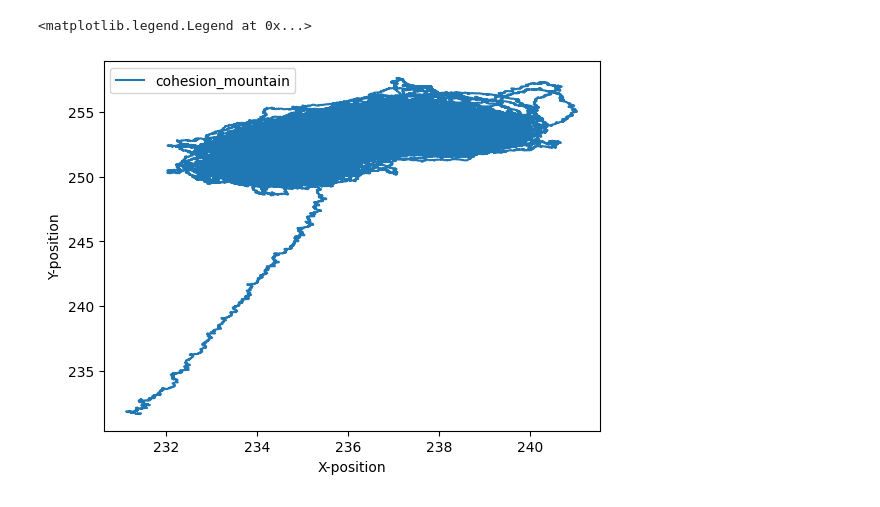
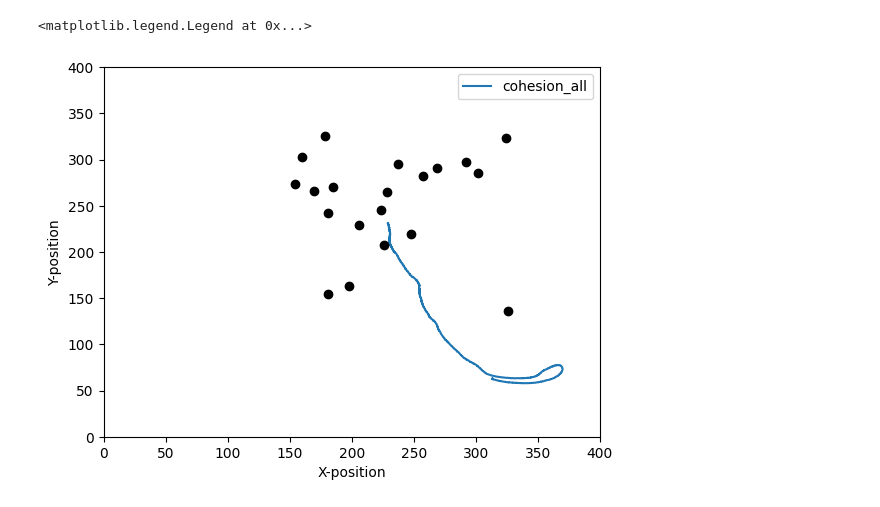
Before and after one commit to ShengyuanWang/ABM-based-Boid-Model, a Jupyter notebook: main.ipynb, the cells around one changed output. Saved outputs shown, nothing was run; the diff lists cells and outputs as text; code cells hidden in the pictures.

```diff
--- a/main.ipynb
+++ b/main.ipynb
@@ -172,9 +148,12 @@ plt.legend()
-# %%
-
-plt.plot(ceneteringPosX_mountain, ceneteringPosY_mountain, label="cohesion_mountain")
-plt.xlabel("X-position")
-plt.ylabel("Y-position")
-plt.legend()
-# %% [output]
-<matplotlib.legend.Legend at 0x...>
-[figure, removed]
+# %%
+plt.plot(ceneteringPosX_all, ceneteringPosY_all, label="cohesion_all")
+mountains = [Mountain(xstr=size/3, ystr=size/3,xlim=size/2, ylim=size/2, seed=i) for i in range(20)]
+plt.plot([mountain.x for mountain in mountains], [mountain.y for mountain in mountains], 'o', color='black')
+plt.xlim(0, size)
+plt.ylim(0, size)
+plt.xlabel("X-position")
+plt.ylabel("Y-position")
+plt.legend()
+# %% [output]
+<matplotlib.legend.Legend at 0x...>
+[figure, added]
```
Also changed, not shown: parts of 12 cells of this notebook, 3 other files.
